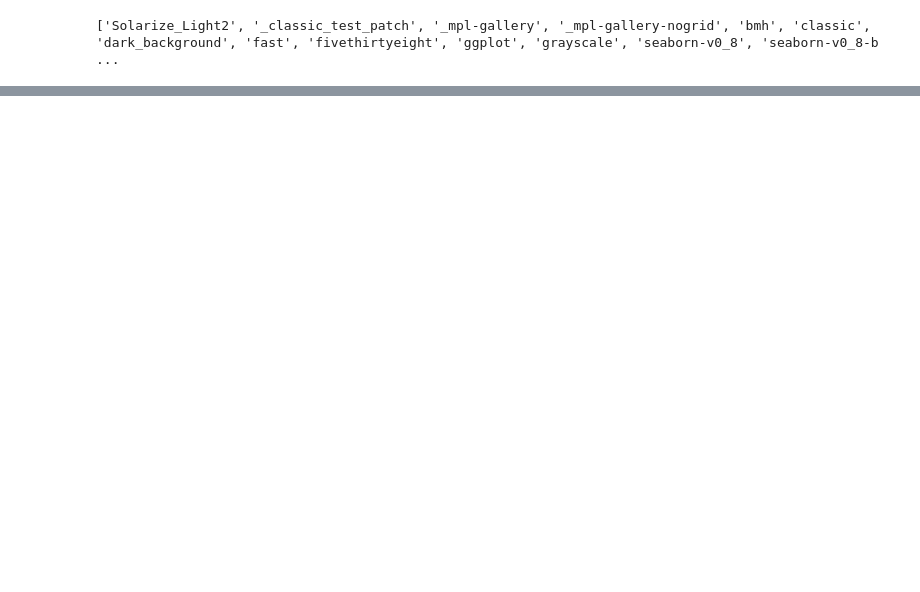
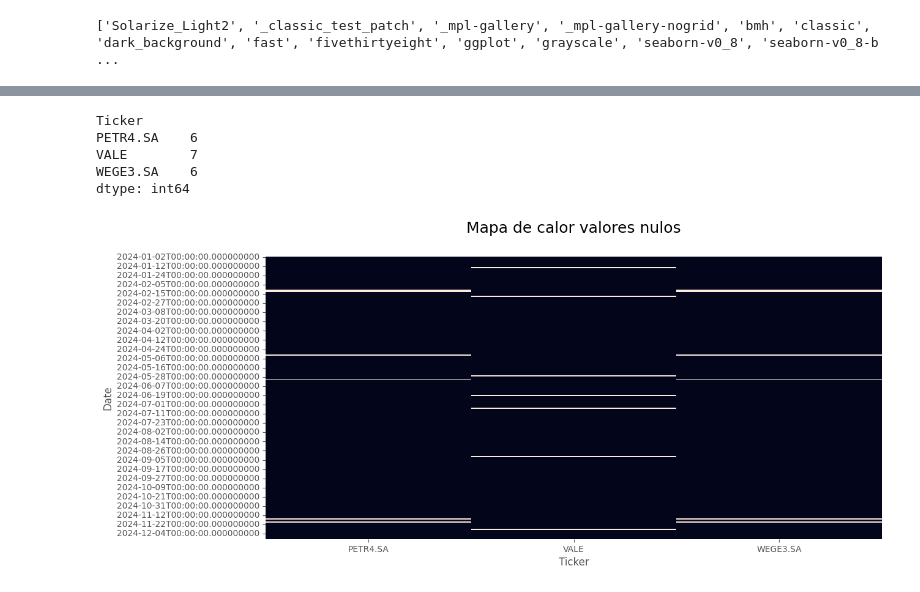
Before and after one commit to edubrumgithub/Analise-Indicadores-Financeiros-Economicos, a Jupyter notebook: main.ipynb, the cells around one changed output, grey strips where cells are left out. Drawn from its saved outputs; the diff is of its cells as text; code cells hidden in the pictures; blank space fills up the shorter version.

```diff
--- a/main.ipynb
+++ b/main.ipynb
@@ -77,0 +86,5 @@ plt.ylabel('Ibovespa', fontsize=14);
+# %%
+# Carteira de ativos
+tickers = ['PETR4.SA', 'WEGE3.SA', 'VALE']
+carteira = yf.download(tickers=tickers, period='ytd')['Adj Close']
+carteira
@@ -77,0 +120,16 @@ plt.ylabel('Ibovespa', fontsize=14);
+# %%
+carteira.isnull().sum()
+# %% [output]
+Ticker
+PETR4.SA    6
+VALE        7
+WEGE3.SA    6
+dtype: int64
+# %%
+# Mapa de calor nulos
+
+plt.figure(figsize=(13,6))
+plt.title('Mapa de calor valores nulos', fontsize=18, pad=28)
+sns.heatmap(carteira.isnull(), cbar=False);
+# %% [output]
+[figure, added]
```
Also changed, not shown: parts of 11 cells of this notebook.
